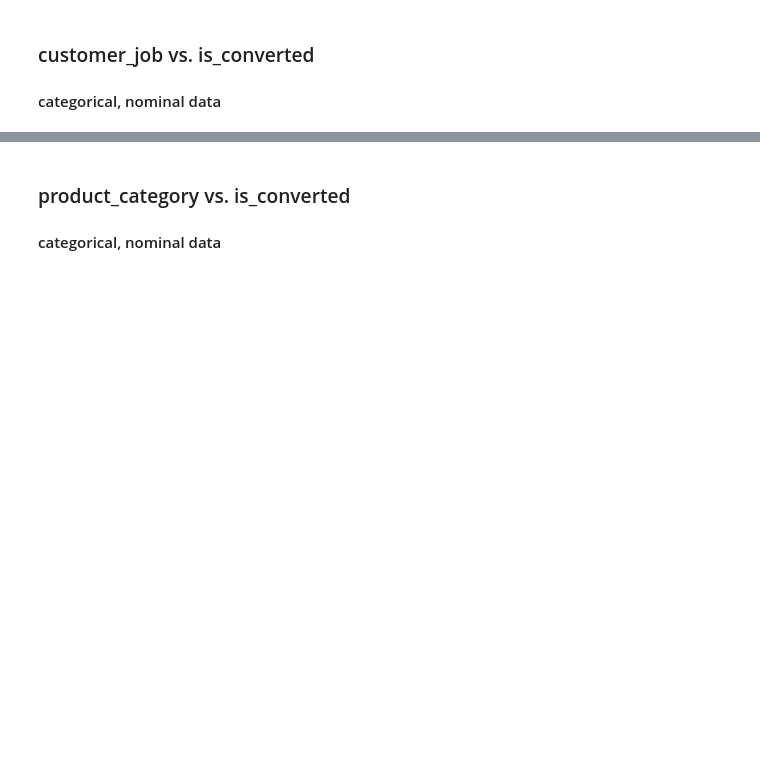
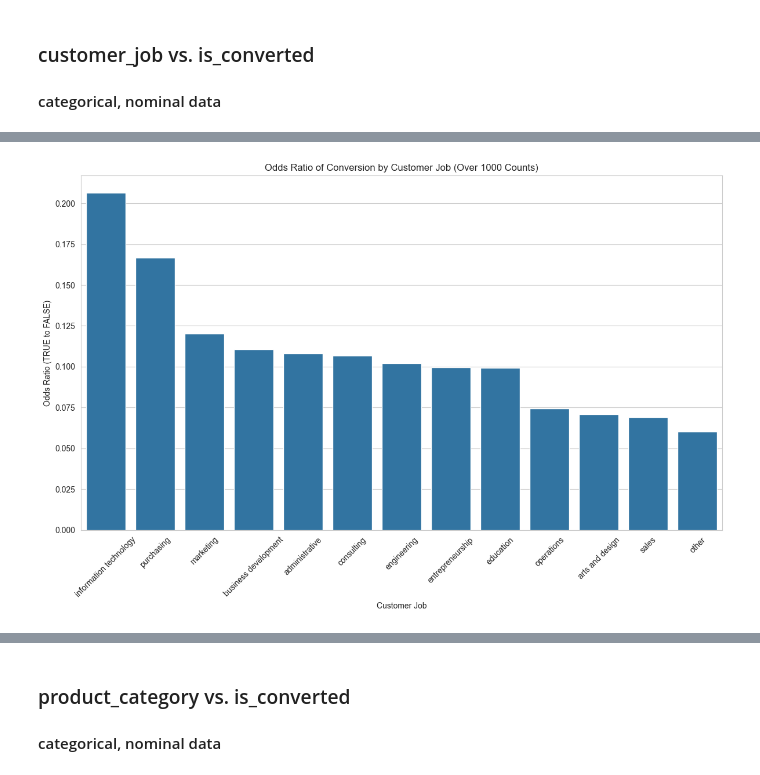
Before and after one commit to AhyoungOh/Coffee, a Jupyter notebook: eda.ipynb, the cells around one changed output, grey strips where cells are left out. Saved outputs shown, nothing was run; the diff lists cells and outputs as text; code cells hidden in the pictures; blank space fills up the shorter version.

```diff
--- a/eda.ipynb
+++ b/eda.ipynb
@@ -851,0 +992,32 @@ Chi-square Statistic: 932.7697730435593, P-value: 5.57586535061509e-193
+# %%
+# Count the occurrences of each 'customer_job'
+job_counts = df['customer_job'].value_counts()
+
+# Filter to keep only those with more than 1000 counts
+jobs_over_1000 = job_counts[job_counts > 1000].index
+
+# Filter the DataFrame
+df_filtered = df[df['customer_job'].isin(jobs_over_1000)]
+
+# Create a contingency table for 'is_converted' within the filtered 'customer_job' categories
+contingency = df_filtered.groupby('customer_job')['is_converted'].value_counts().unstack(fill_value=0)
+
+# Calculate odds ratio ('TRUE' to 'FALSE') for each 'customer_job'
+contingency['odds_ratio'] = contingency['TRUE'] / contingency['FALSE']
+
+# Reset index for plotting
+contingency.reset_index(inplace=True)
+
+plt.figure(figsize=(12, 8))
+sns.barplot(data=contingency, x='customer_job', y='odds_ratio', order=contingency.sort_values('odds_ratio', ascending=False)['customer_job'])
+plt.xticks(rotation=45)
+plt.xlabel('Customer Job')
+plt.ylabel('Odds Ratio (TRUE to FALSE)')
+plt.title('Odds Ratio of Conversion by Customer Job (Over 1000 Counts)')
+plt.tight_layout()
+plt.show()
+
+#아래를 보면 확실히 IT계열과 purchasing이 높은 conversion ratio를 보이고 있다.
+# significance는 NA인 19000개 행의 conversion ratio와 비교하면 알것이다.
+# %% [output]
+[figure, added]
```
Also changed, not shown: parts of 15 cells of this notebook, 1 other file.
